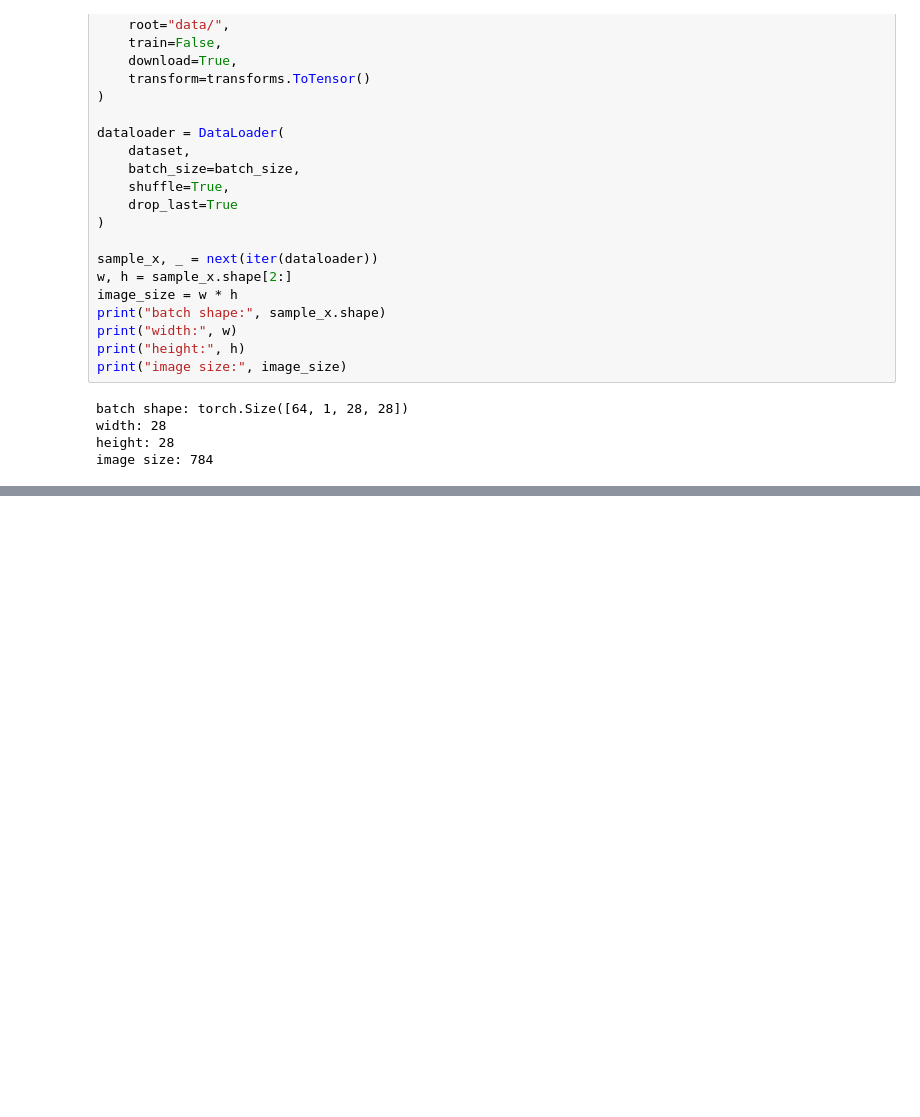
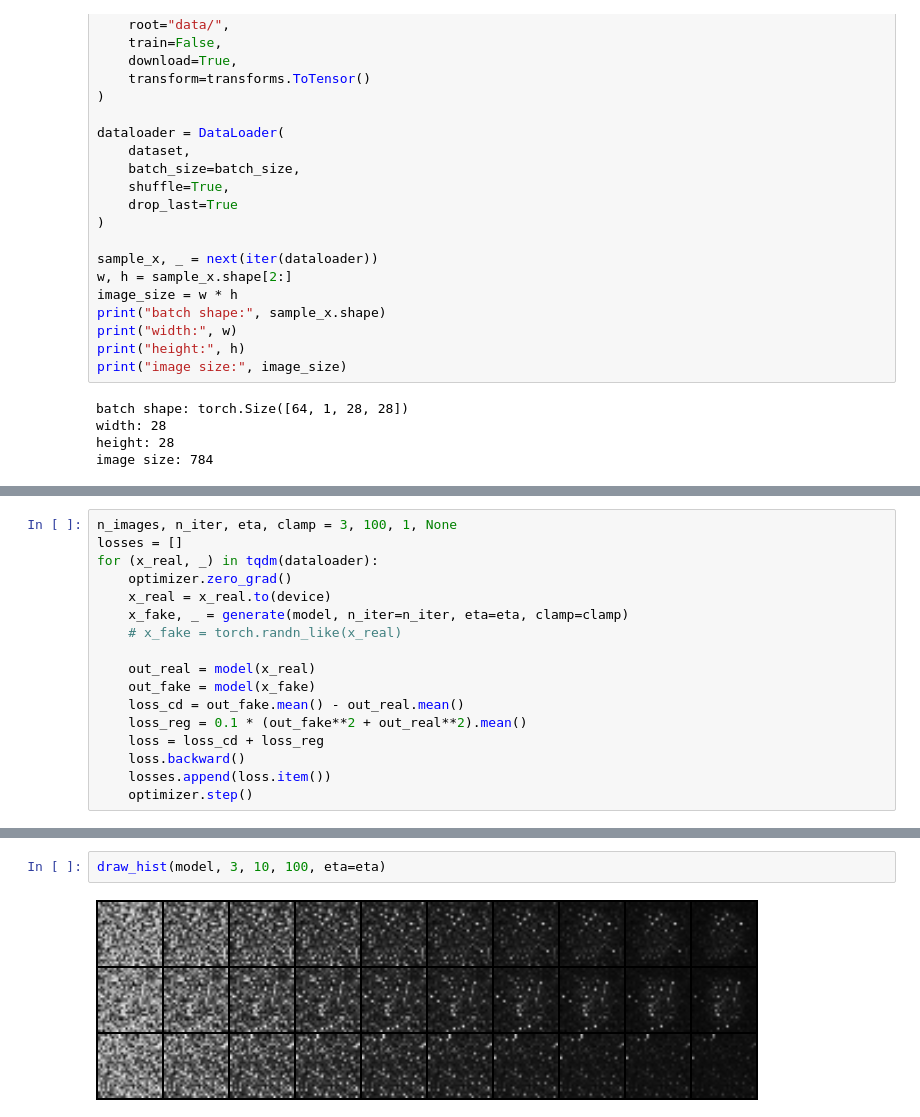
Before and after one commit to misya11p/generative-models, a Jupyter notebook: EBM.ipynb, the cells around one changed output, grey strips where cells are left out. Saved outputs shown, nothing was run; the diff lists cells and outputs as text; blank space fills up the shorter version.

```diff
--- a/EBM.ipynb
+++ b/EBM.ipynb
@@ -148,0 +152,17 @@ draw_hist(model, 3, 10, 100)
+# %%
+n_images, n_iter, eta, clamp = 3, 100, 1, None
+losses = []
+for (x_real, _) in tqdm(dataloader):
+    optimizer.zero_grad()
+    x_real = x_real.to(device)
+    x_fake, _ = generate(model, n_iter=n_iter, eta=eta, clamp=clamp)
+    # x_fake = torch.randn_like(x_real)
+
+    out_real = model(x_real)
+    out_fake = model(x_fake)
+    loss_cd = out_fake.mean() - out_real.mean()
+    loss_reg = 0.1 * (out_fake**2 + out_real**2).mean()
+    loss = loss_cd + loss_reg
+    loss.backward()
+    losses.append(loss.item())
+    optimizer.step()
@@ -148,0 +186,4 @@ draw_hist(model, 3, 10, 100)
+# %%
+draw_hist(model, 3, 10, 100, eta=eta)
+# %% [output]
+[figure, added]
```
Also changed, not shown: parts of 15 cells of this notebook.
